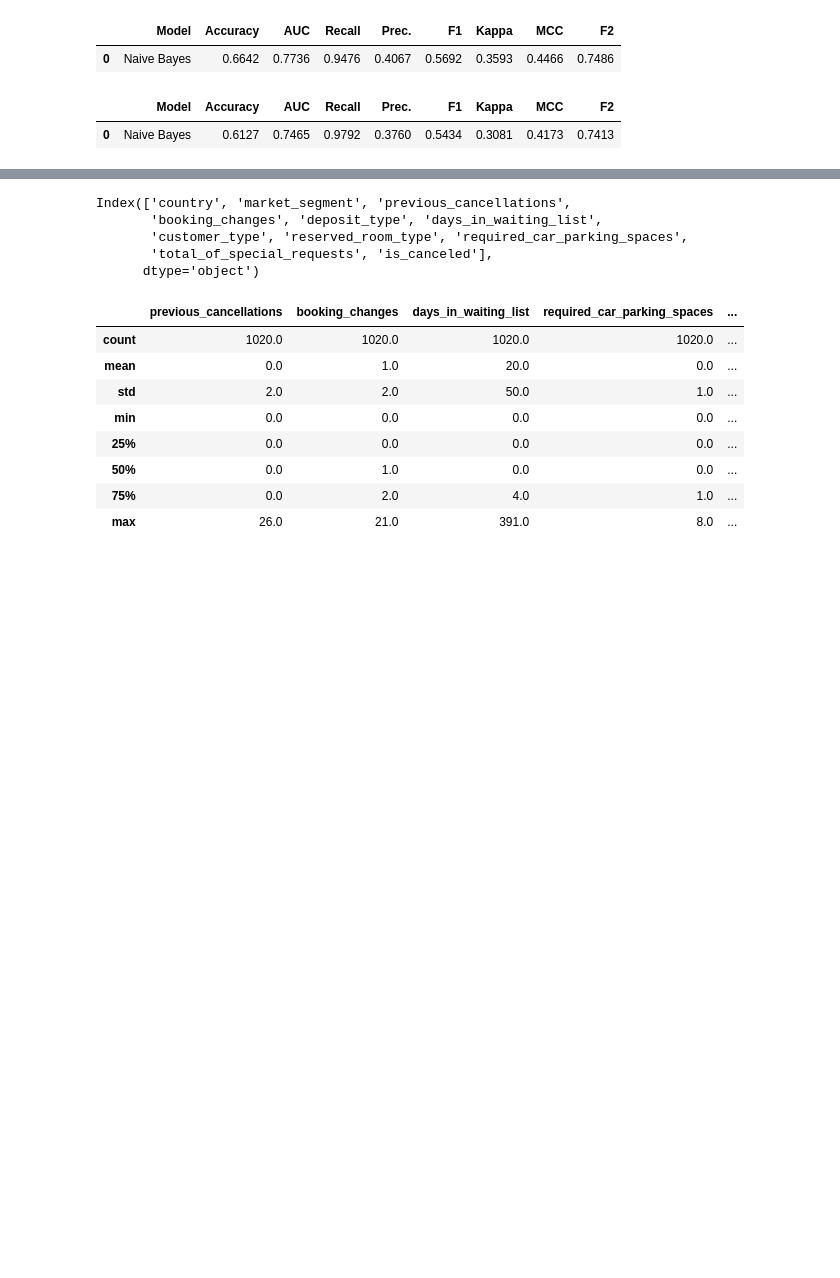
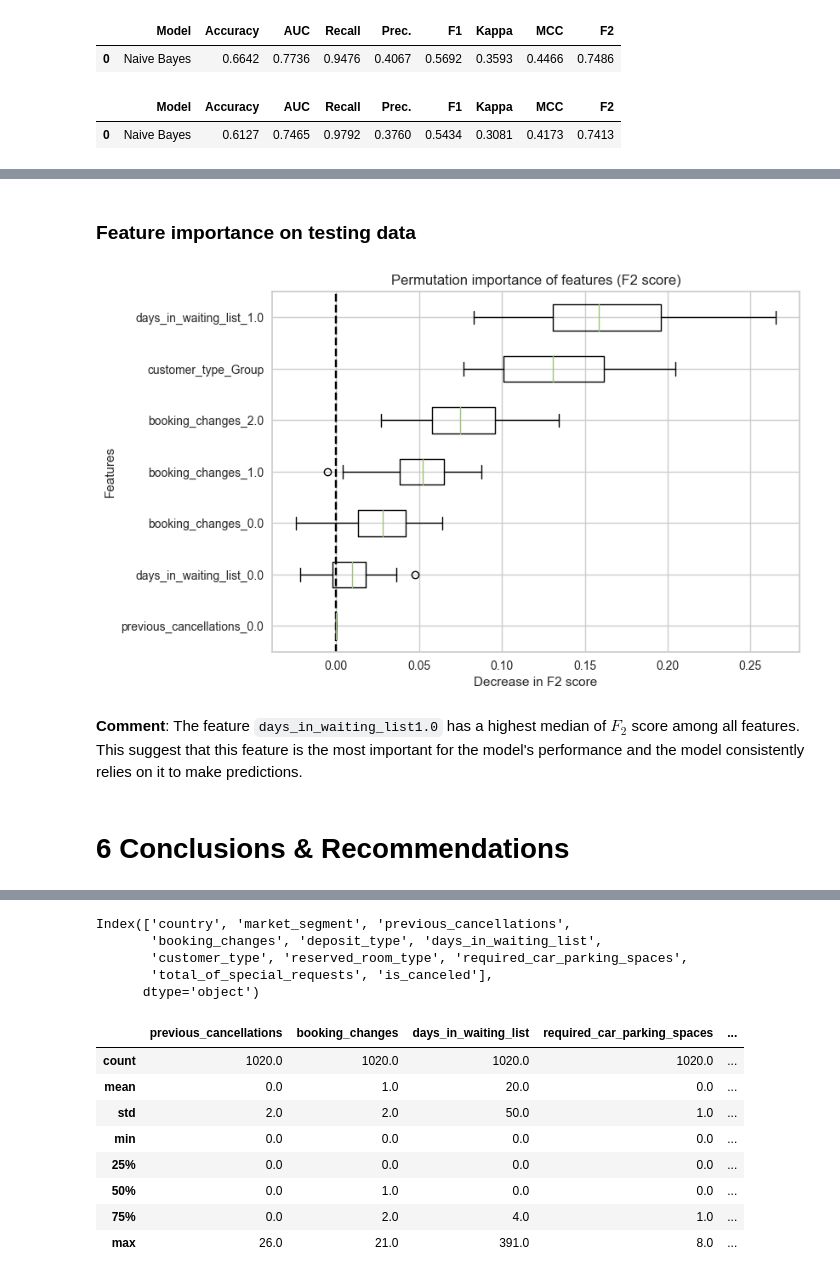
Before and after one commit to LingAdeu/hotel-booking-cancelation-prediction, a Jupyter notebook: notebook/notebook.ipynb, the cells around one changed output, grey strips where cells are left out. Saved outputs shown, nothing was run; the diff lists cells and outputs as text; code cells hidden in the pictures; blank space fills up the shorter version.

```diff
--- a/notebook/notebook.ipynb
+++ b/notebook/notebook.ipynb
@@ -2020,0 +2054,30 @@ exp4.plot_model(final_mdl, plot = 'pr')
+# %% [markdown]
+### <b>Feature importance on testing data</b>
+# %%
+from sklearn.inspection import permutation_importance
+from sklearn.metrics import make_scorer, fbeta_score
+import matplotlib.pyplot as plt
+
+# specify metric
+ftwo_scorer = make_scorer(fbeta_score, beta=2)
+
+# define X_test and y_test
+X_test = exp4.get_config('X_test')
+y_test = exp4.get_config('y_test')
+
+# plot permutation importance
+result = permutation_importance(final_mdl, X_test, y_test, n_repeats=30, random_state=42, n_jobs=-1, scoring=ftwo_scorer)
+perm_sorted_idx = result.importances_mean.argsort()
+plt.boxplot(result.importances[perm_sorted_idx].T, vert=False,
+        labels=X.columns[perm_sorted_idx])
+plt.axvline(x=0, color="black", linestyle="--")
+plt.title("Permutation importance of features (F2 score)")
+plt.ylabel('Features')
+plt.xlabel("Decrease in F2 score")
+plt.show()
+# %% [output]
+[figure, added]
+# %% [markdown]
+<b>Comment</b>: The feature `days_in_waiting_list1.0` has a highest median of $F_2$ score among all features. This suggest that this feature is the most important for the model's performance and the model consistently relies on it to make predictions.
+# %% [markdown]
+# <b>6 Conclusions & Recommendations</b>
```
Also changed, not shown: parts of 50 cells of this notebook, 3 other files.
